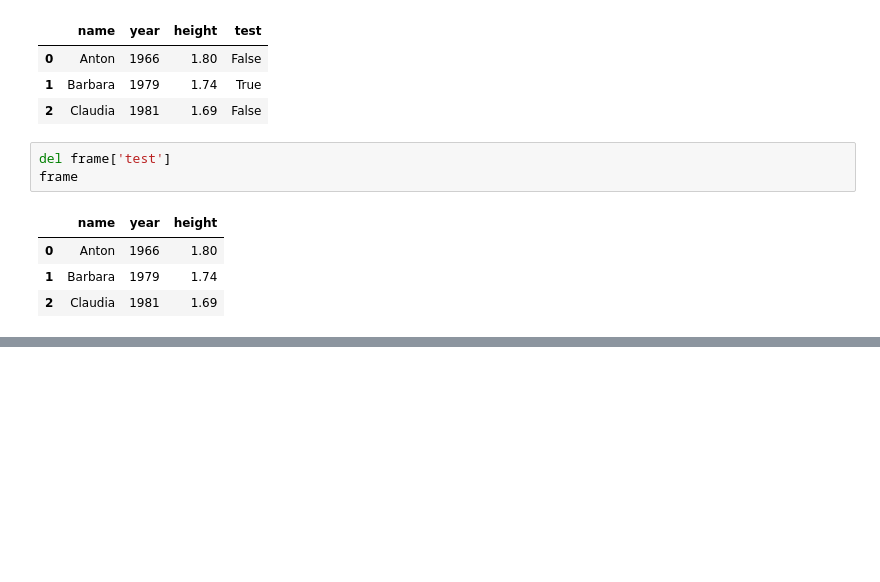
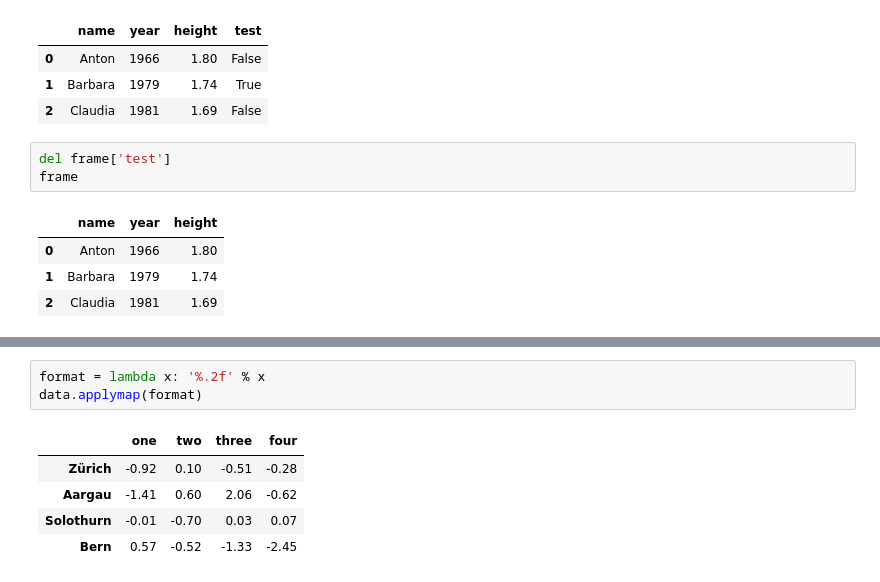
Before and after one commit to juergmannes/python_playground, a Jupyter notebook: pandas.ipynb, the cells around one changed output, grey strips where cells are left out. Cells and saved outputs as stored; diff of their text form; blank space fills up the shorter version.

```diff
--- a/pandas.ipynb
+++ b/pandas.ipynb
@@ -285,0 +470,9 @@ frame
+# %%
+format = lambda x: '%.2f' % x
+data.applymap(format)
+# %% [output]
+|  | one | two | three | four |
+| Zürich | -0.92 | 0.10 | -0.51 | -0.28 |
+| Aargau | -1.41 | 0.60 | 2.06 | -0.62 |
+| Solothurn | -0.01 | -0.70 | 0.03 | 0.07 |
+| Bern | 0.57 | -0.52 | -1.33 | -2.45 |
```
Also changed, not shown: parts of 48 cells of this notebook.
